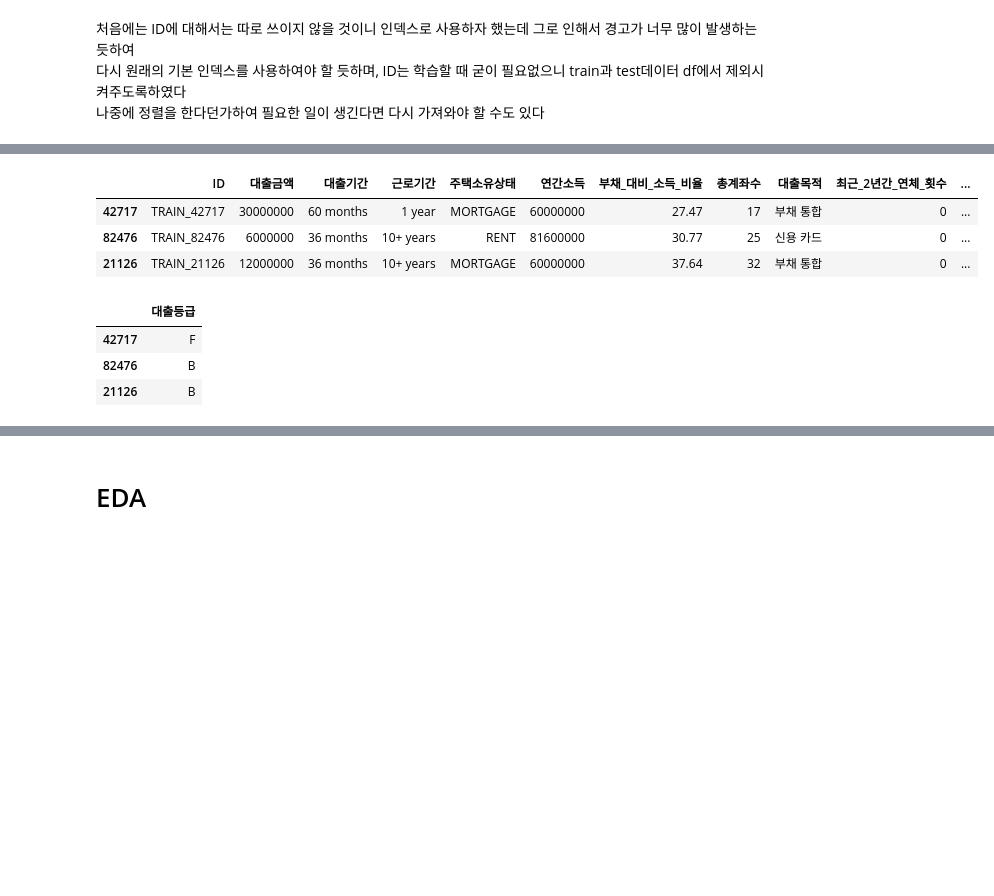
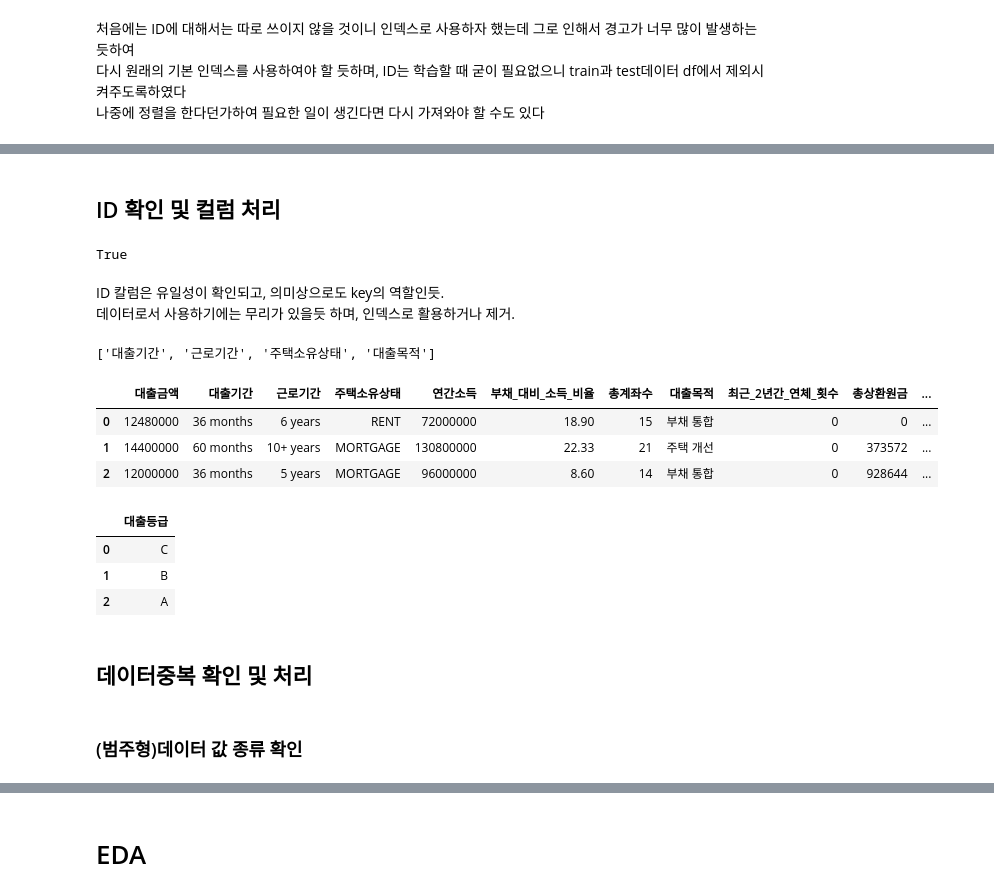
Before and after one commit to kyeob1107/What-s-your-EDA, a Jupyter notebook: third project.ipynb, the cells around one changed output, grey strips where cells are left out. Drawn from its saved outputs; the diff is of its cells as text; code cells hidden in the pictures; blank space fills up the shorter version.

```diff
--- a/third project.ipynb
+++ b/third project.ipynb
@@ -67,3 +69,17 @@ plt.rcParams['axes.unicode_minus'] =False
 처음에는 ID에 대해서는 따로 쓰이지 않을 것이니 인덱스로 사용하자 했는데 그로 인해서 경고가 너무 많이 발생하는 듯하여
 다시 원래의 기본 인덱스를 사용하여야 할 듯하며, ID는 학습할 때 굳이 필요없으니 train과 test데이터 df에서 제외시켜주도록하였다
 나중에 정렬을 한다던가하여 필요한 일이 생긴다면 다시 가져와야 할 수도 있다
+# %%
+train_df = pd.read_csv('./train.csv') # 첫번째 열인 ID를 index로 사용 ->부분 다시 제외
+real_test = pd.read_csv('./test.csv') # 첫번째 열인 ID를 index로 사용 ->부분 다시 제외
+submission = pd.read_csv('sample_submission.csv')
+cols = train_df.columns
+display(cols)
+numeric_col = train_df._get_numeric_data().columns # ['대출금액', '연간소득', '부채_대비_소득_비율', '총계좌수', '최근_2년간_연체_횟수', '총상환원금', '총상환이자', '총연체금액', '연체계좌수']
+target = '대출등급'
+display(train_df.columns.difference(numeric_col))
+category_col = [col for col in train_df.columns if col not in numeric_col]
+#category_col = train_df.columns.difference(numeric_col).tolist()#category_col = list(set(cols)-set(numeric_col)) # ['대출기간', '근로기간', '주택소유상태', '대출목적']
+# train_df.iloc[[42717,82476,21126]] 기존 탑 3개 인덱스들
+category_col.remove(target)
+display(numeric_col, category_col)
@@ -98,12 +130,34 @@ print(X_train.shape, X_test.shape, y_train.shape, y_test.shape)
+# %% [markdown]
+## ID 확인 및 컬럼 처리
+# %%
+len(train_df['ID'].unique()) == len(train_df) # -> 유니크함을 확인 가능
+# %% [output]
+True
+# %% [markdown]
+ID 칼럼은 유일성이 확인되고, 의미상으로도 key의 역할인듯.
+데이터로서 사용하기에는 무리가 있을듯 하며, 인덱스로 활용하거나 제거.
+# %%
+# ID 칼럼 제거
+train= train_df.drop('ID', axis = 1) # train_df: 불러온 상태 그대로, train : ID열 제거해준 상태
+real_test = real_test.drop('ID', axis = 1)
+category_col.remove('ID')
+# %%
+category_col
+# %% [output]
+['대출기간', '근로기간', '주택소유상태', '대출목적']
 # %%
-display(X_train.head(3))
-y_train.head(3)
+display(train.head(3))
+train[[target]].head(3)
 # %% [output]
-|  | ID | 대출금액 | 대출기간 | 근로기간 | 주택소유상태 | 연간소득 | 부채_대비_소득_비율 | 총계좌수 | 대출목적 | 최근_2년간_연체_횟수 | ... |
-| 42717 | TRAIN_42717 | 30000000 | 60 months | 1 year | MORTGAGE | 60000000 | 27.47 | 17 | 부채 통합 | 0 | ... |
-| 82476 | TRAIN_82476 | 6000000 | 36 months | 10+ years | RENT | 81600000 | 30.77 | 25 | 신용 카드 | 0 | ... |
-| 21126 | TRAIN_21126 | 12000000 | 36 months | 10+ years | MORTGAGE | 60000000 | 37.64 | 32 | 부채 통합 | 0 | ... |
+|  | 대출금액 | 대출기간 | 근로기간 | 주택소유상태 | 연간소득 | 부채_대비_소득_비율 | 총계좌수 | 대출목적 | 최근_2년간_연체_횟수 | 총상환원금 | ... |
+| 0 | 12480000 | 36 months | 6 years | RENT | 72000000 | 18.90 | 15 | 부채 통합 | 0 | 0 | ... |
+| 1 | 14400000 | 60 months | 10+ years | MORTGAGE | 130800000 | 22.33 | 21 | 주택 개선 | 0 | 373572 | ... |
+| 2 | 12000000 | 36 months | 5 years | MORTGAGE | 96000000 | 8.60 | 14 | 부채 통합 | 0 | 928644 | ... |
 |  | 대출등급 |
-| 42717 | F |
-| 82476 | B |
-| 21126 | B |
+| 0 | C |
+| 1 | B |
+| 2 | A |
+# %% [markdown]
+## 데이터중복 확인 및 처리
+# %% [markdown]
+### (범주형)데이터 값 종류 확인
```
Also changed, not shown: parts of 54 cells of this notebook.
